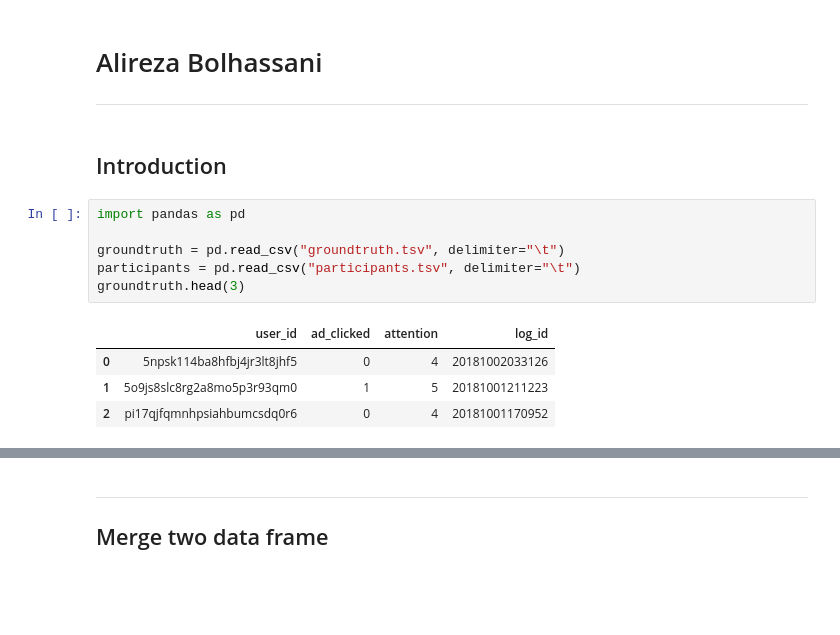
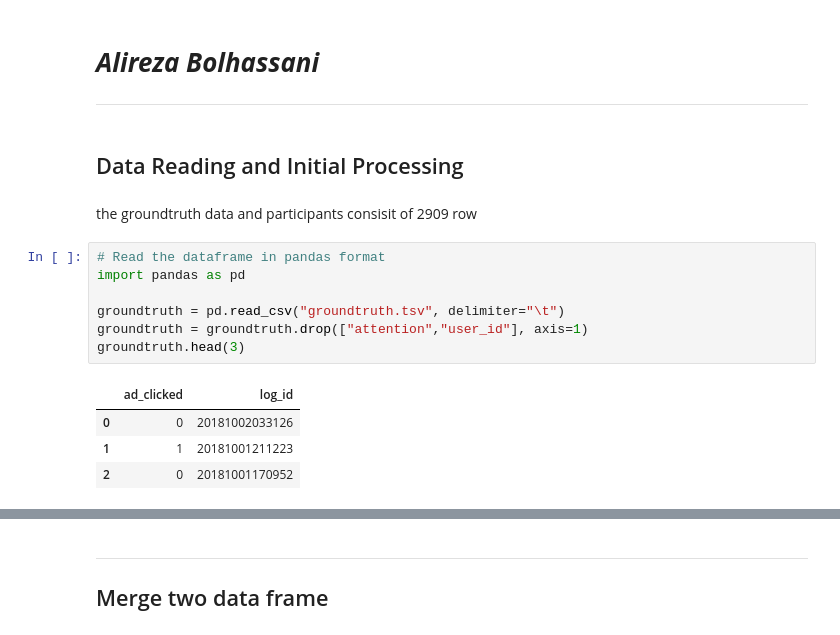
Before and after one commit to autoplug/IBS-class, a Jupyter notebook: forth semester/project2/main.ipynb, the cells around one changed output, grey strips where cells are left out. Drawn from its saved outputs; the diff is of its cells as text; blank space fills up the shorter version.

```diff
--- a/forth semester/project2/main.ipynb
+++ b/forth semester/project2/main.ipynb
@@ -1,16 +1,19 @@
 # %% [markdown]
-# Alireza Bolhassani
+# ***Alireza Bolhassani***
 ---
-# %% [markdown]
-## Introduction
+# %% [markdown]
+## Data Reading and Initial Processing
+# %% [markdown]
+the groundtruth data and participants consisit of 2909 row
 # %%
+# Read the dataframe in pandas format
 import pandas as pd
 
 groundtruth = pd.read_csv("groundtruth.tsv", delimiter="\t")
-participants = pd.read_csv("participants.tsv", delimiter="\t")
+groundtruth = groundtruth.drop(["attention","user_id"], axis=1)
 groundtruth.head(3)
 # %% [output]
-|  | user_id | ad_clicked | attention | log_id |
-| 0 | 5npsk114ba8hfbj4jr3lt8jhf5 | 0 | 4 | 20181002033126 |
-| 1 | 5o9js8slc8rg2a8mo5p3r93qm0 | 1 | 5 | 20181001211223 |
-| 2 | pi17qjfqmnhpsiahbumcsdq0r6 | 0 | 4 | 20181001170952 |
+|  | ad_clicked | log_id |
+| 0 | 0 | 20181002033126 |
+| 1 | 1 | 20181001211223 |
+| 2 | 0 | 20181001170952 |
```
Also changed, not shown: parts of 29 cells of this notebook, 7 other files.
